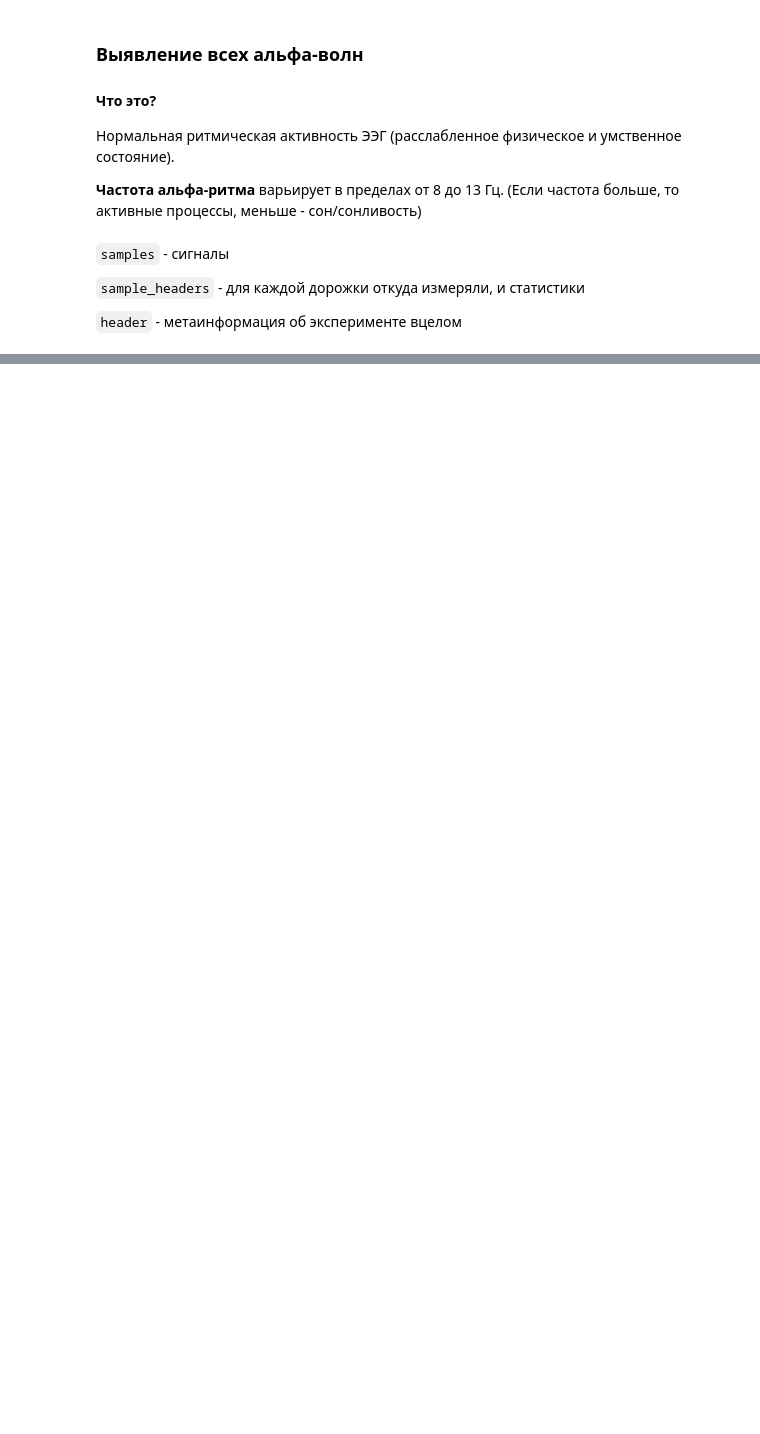
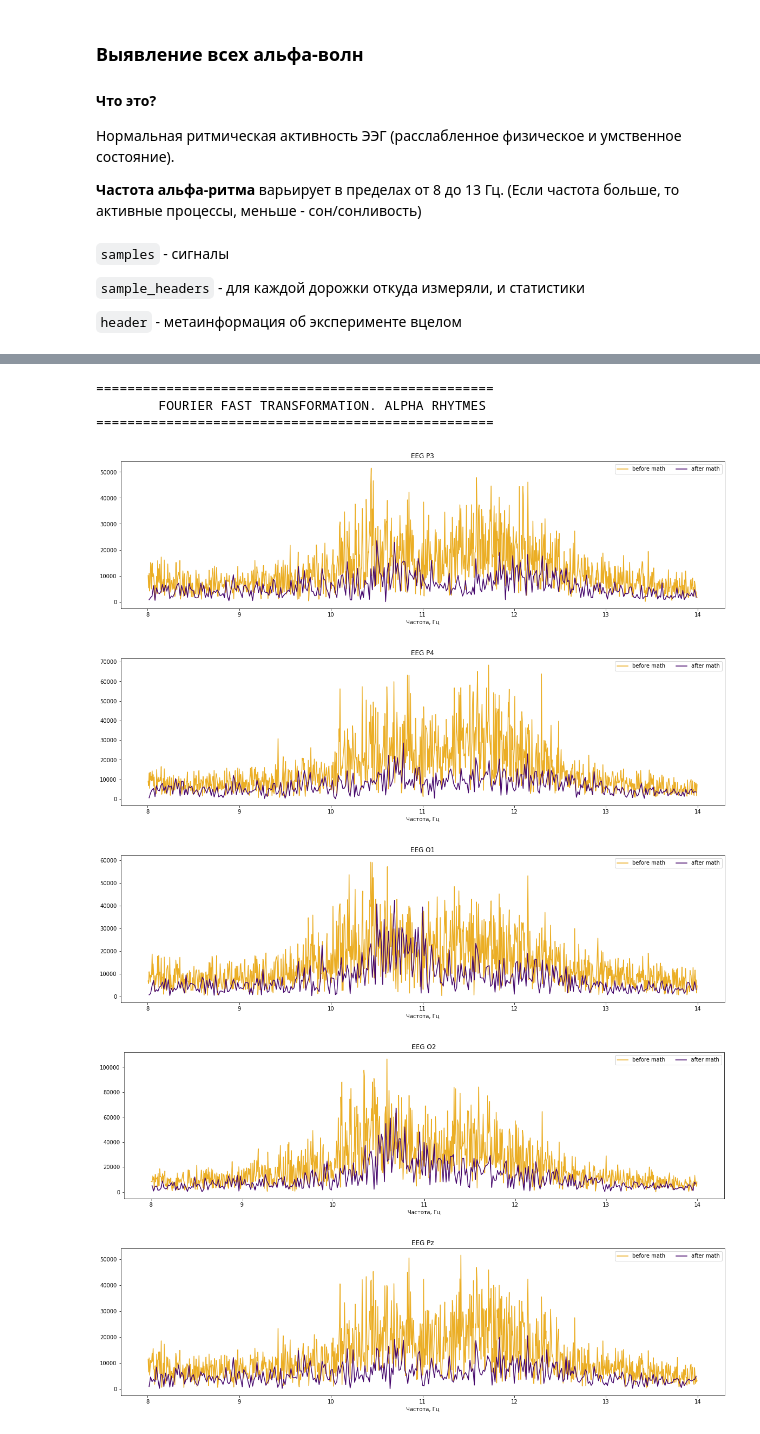
Before and after one commit to TohaRhymes/biometrics_itmo_spring2020, a Jupyter notebook: lab5_rhytmes/report5_eeg.ipynb, the cells around one changed output, grey strips where cells are left out. Cells and saved outputs as stored; diff of their text form; code cells hidden in the pictures; blank space fills up the shorter version.

```diff
--- a/lab5_rhytmes/report5_eeg.ipynb
+++ b/lab5_rhytmes/report5_eeg.ipynb
@@ -144,0 +224,29 @@ draw_for_sample(f_samples_2, sample_headers_2, 'after math')
+# %%
+def cut(freq, f_signals, left_freq, right_freq, left_sig, right_sig):
+    take_array = (left_freq < freq) & (freq < right_freq) & (left_sig < f_signals) & (f_signals < right_sig)
+    f_signals = f_signals[take_array]
+    freq = freq[take_array]
+
+    return freq, f_signals
+
+def manage_all(freq, f_signals, left_freq, right_freq, left_sig, right_sig):
+    new_freqs = []
+    new_sigs = []
+    for fr, sig in zip(freq, f_signals):
+        new_fr, new_s =  cut(fr, sig, left_freq, right_freq, left_sig, right_sig)
+        new_freqs.append(new_fr)
+        new_sigs.append(new_s)
+    return np.array(new_freqs), np.array(new_sigs)
+# %%
+freq_1_cutted, amplitude_1_cutted = manage_all(freq_1, amplitude_1, 8, 14, 0, float('+inf'))
+freq_2_cutted, amplitude_2_cutted = manage_all(freq_2, amplitude_2, 8, 14, 0, float('+inf'))
+draw_for_sample(freq_1_cutted, amplitude_1_cutted, freq_2_cutted, amplitude_2_cutted, sample_headers_1, 'Fourier Fast Transformation. Alpha rhytmes')
+# %% [output]
+===================================================
+        FOURIER FAST TRANSFORMATION. ALPHA RHYTMES
+===================================================
+[figure, added]
+[figure, added]
+[figure, added]
+[figure, added]
+[figure, added]
```
Also changed, not shown: parts of 28 cells of this notebook, 5 other files.
